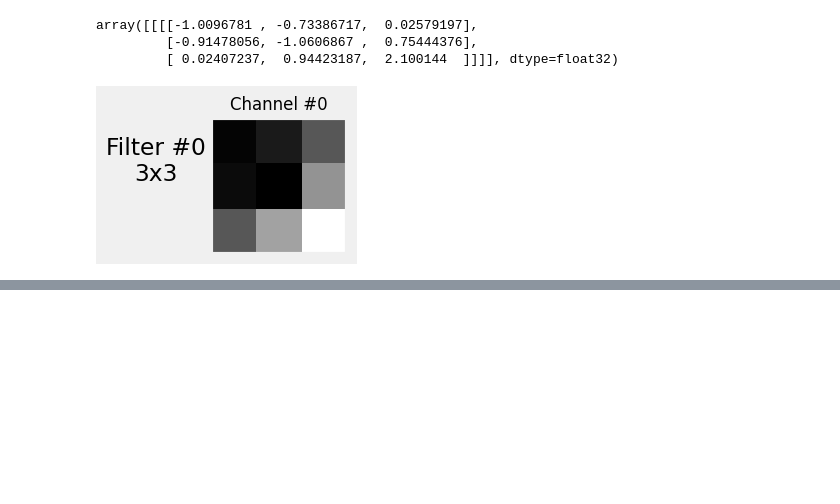
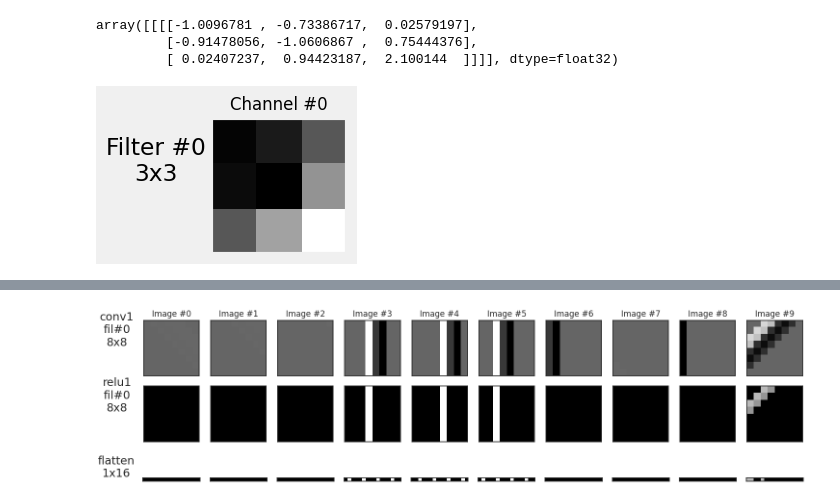
Before and after one commit to VaheC/Pytorch_Study, a Jupyter notebook: chapter5.ipynb, the cells around one changed output, grey strips where cells are left out. Saved outputs shown, nothing was run; the diff lists cells and outputs as text; code cells hidden in the pictures; blank space fills up the shorter version.

```diff
--- a/chapter5.ipynb
+++ b/chapter5.ipynb
@@ -334,0 +494,7 @@ fig = sbs_cnn.visualize_filters('conv1', cmap='gray')
+# %%
+featurizer_layers = ['conv1', 'relu1', 'maxpool1', 'flatten']
+
+with plt.style.context('seaborn-white'):
+    fig = sbs_cnn.visualize_outputs(featurizer_layers)
+# %% [output]
+[figure, added]
```
Also changed, not shown: parts of 26 cells of this notebook.
